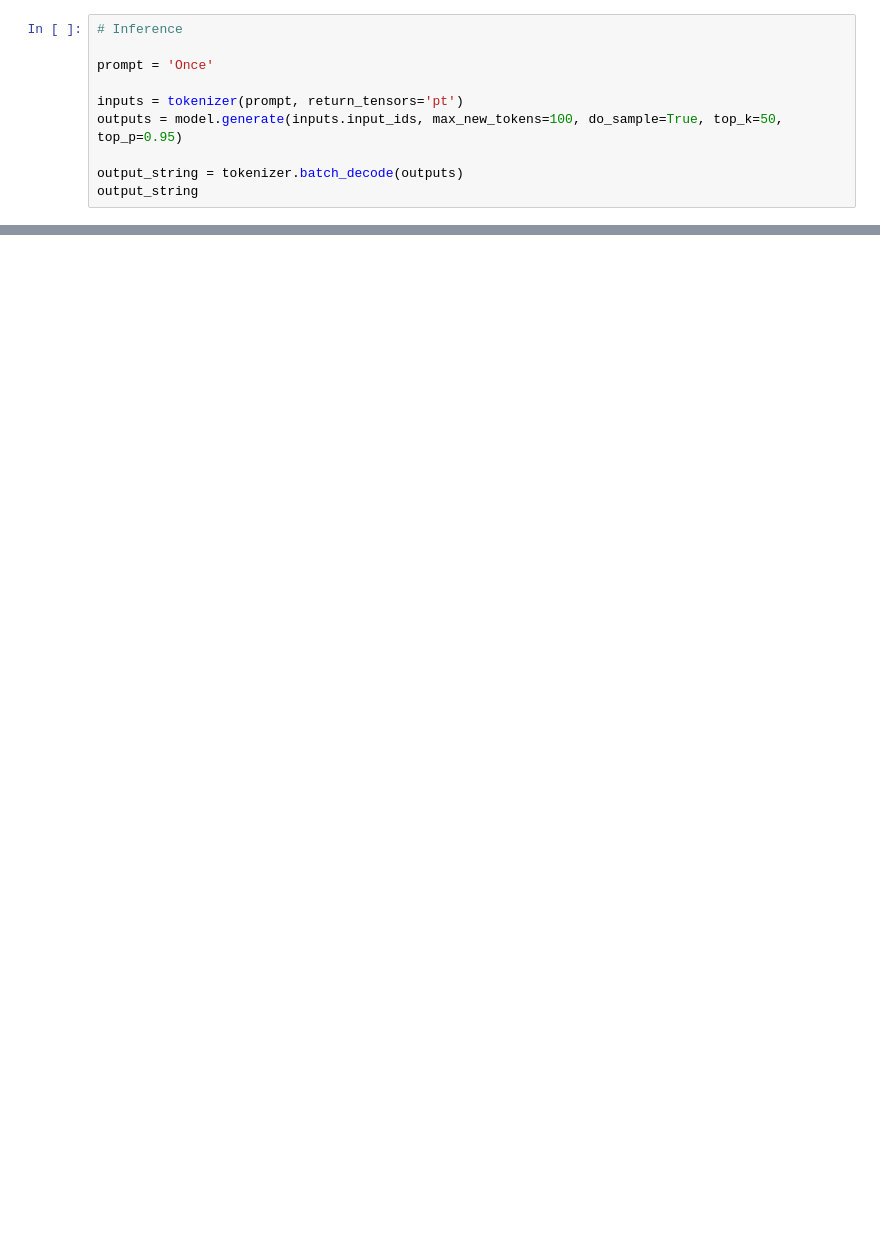
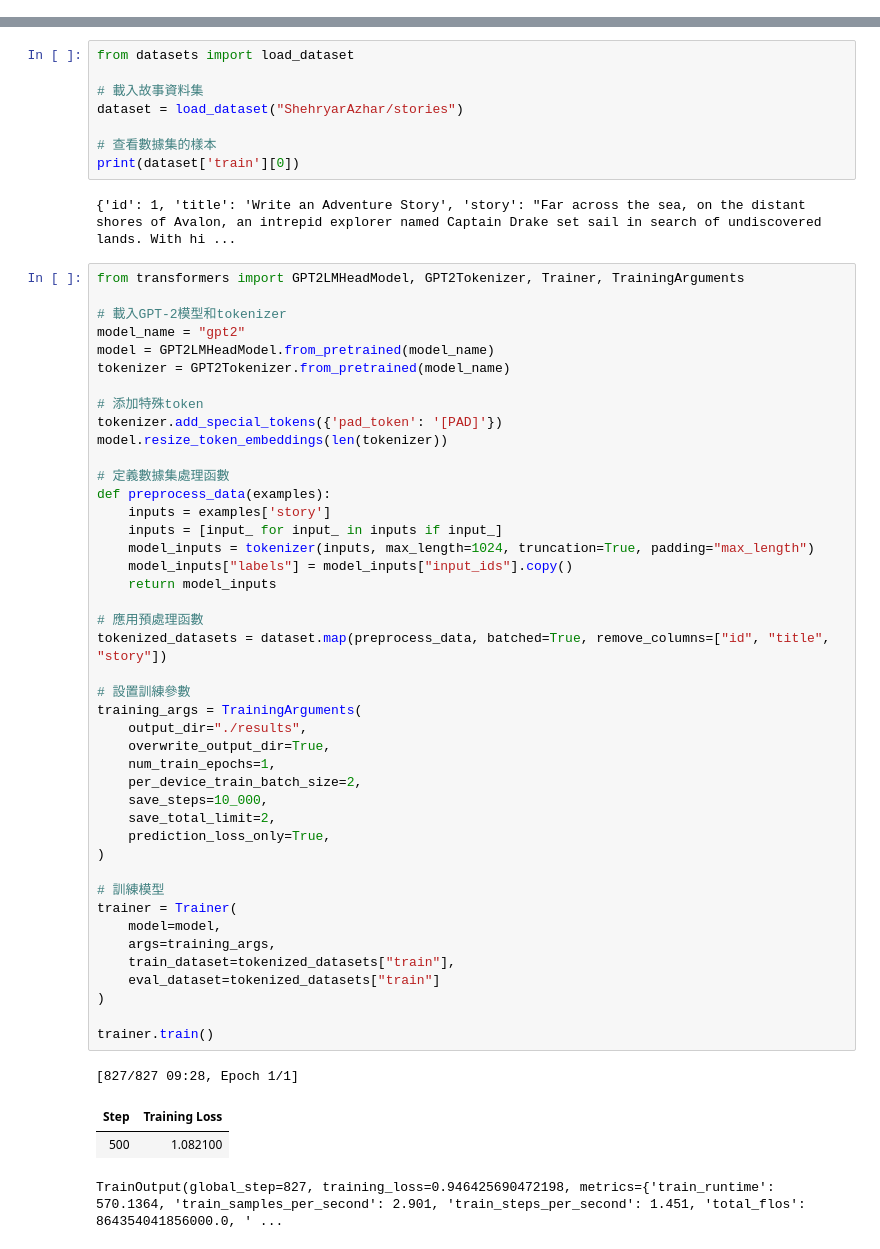
Before and after one commit to Seann0425/Intro-to_AI-Final, a Jupyter notebook: storyteller.ipynb, the cells around one changed output, grey strips where cells are left out. Cells and saved outputs as stored; diff of their text form; blank space fills up the shorter version.

```diff
--- a/storyteller.ipynb
+++ b/storyteller.ipynb
@@ -82,10 +0,0 @@ model = AutoModelForCausalLM.from_pretrained("./output/checkpoint-1000/")
-# %%
-# Inference
-
-prompt = 'Once'
-
-inputs = tokenizer(prompt, return_tensors='pt')
-outputs = model.generate(inputs.input_ids, max_new_tokens=100, do_sample=True, top_k=50, top_p=0.95)
-
-output_string = tokenizer.batch_decode(outputs)
-output_string
@@ -91,0 +23,58 @@ output_string
+# %%
+from datasets import load_dataset
+
+# 載入故事資料集
+dataset = load_dataset("ShehryarAzhar/stories")
+
+# 查看數據集的樣本
+print(dataset['train'][0])
+# %% [output]
+{'id': 1, 'title': 'Write an Adventure Story', 'story': "Far across the sea, on the distant shores of Avalon, an intrepid explorer named Captain Drake set sail in search of undiscovered lands. With hi ...
+# %%
+from transformers import GPT2LMHeadModel, GPT2Tokenizer, Trainer, TrainingArguments
+
+# 載入GPT-2模型和tokenizer
+model_name = "gpt2"
+model = GPT2LMHeadModel.from_pretrained(model_name)
+tokenizer = GPT2Tokenizer.from_pretrained(model_name)
+
+# 添加特殊token
+tokenizer.add_special_tokens({'pad_token': '[PAD]'})
+model.resize_token_embeddings(len(tokenizer))
+
+# 定義數據集處理函數
+def preprocess_data(examples):
+    inputs = examples['story']
+    inputs = [input_ for input_ in inputs if input_]
+    model_inputs = tokenizer(inputs, max_length=1024, truncation=True, padding="max_length")
+    model_inputs["labels"] = model_inputs["input_ids"].copy()
+    return model_inputs
+
+# 應用預處理函數
+tokenized_datasets = dataset.map(preprocess_data, batched=True, remove_columns=["id", "title", "story"])
+
+# 設置訓練參數
+training_args = TrainingArguments(
+    output_dir="./results",
+    overwrite_output_dir=True,
+    num_train_epochs=1,
+    per_device_train_batch_size=2,
+    save_steps=10_000,
+    save_total_limit=2,
+    prediction_loss_only=True,
+)
+
+# 訓練模型
+trainer = Trainer(
+    model=model,
+    args=training_args,
+    train_dataset=tokenized_datasets["train"],
+    eval_dataset=tokenized_datasets["train"]
+)
+
+trainer.train()
+# %% [output]
+[827/827 09:28, Epoch 1/1]
+| Step | Training Loss |
+| 500 | 1.082100 |
+TrainOutput(global_step=827, training_loss=0.946425690472198, metrics={'train_runtime': 570.1364, 'train_samples_per_second': 2.901, 'train_steps_per_second': 1.451, 'total_flos': 864354041856000.0, ' ...
```
Also changed, not shown: parts of 13 cells of this notebook.
